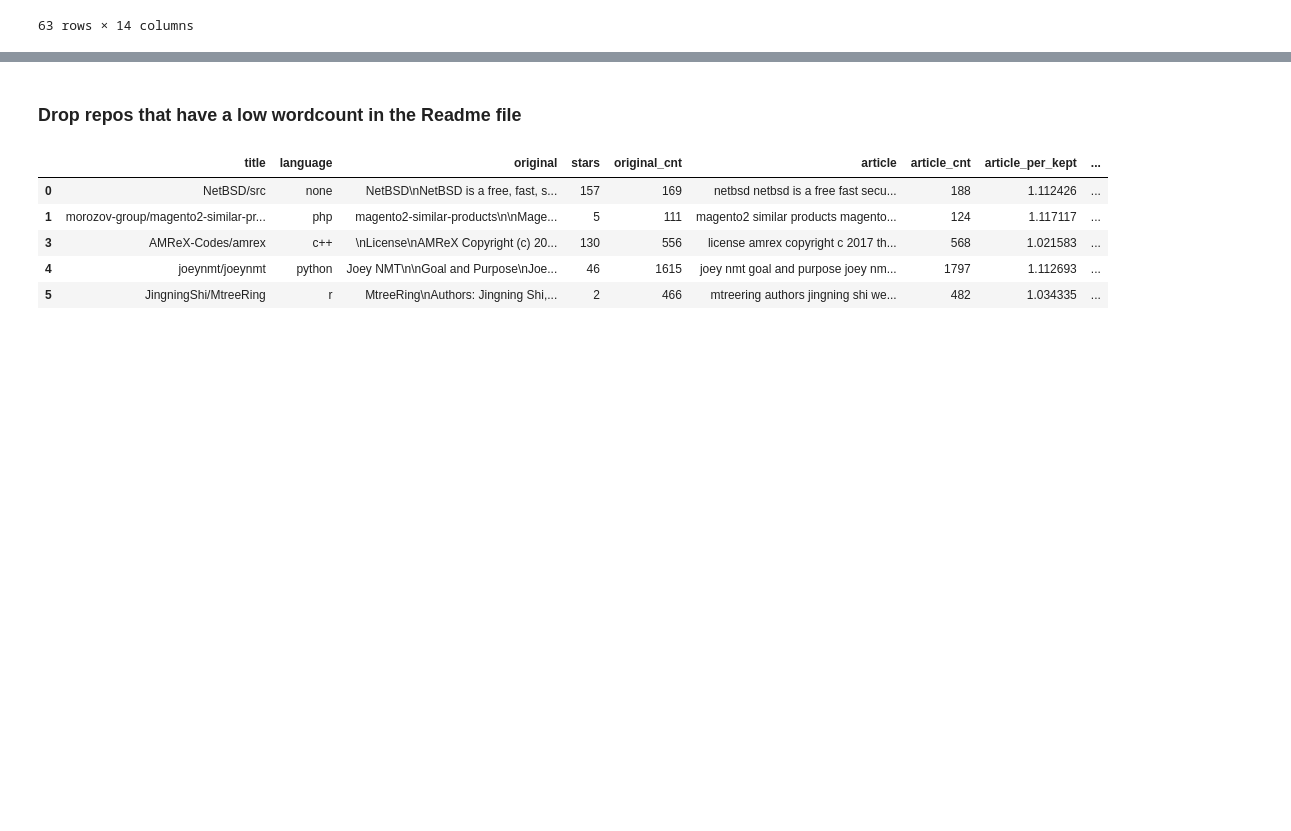
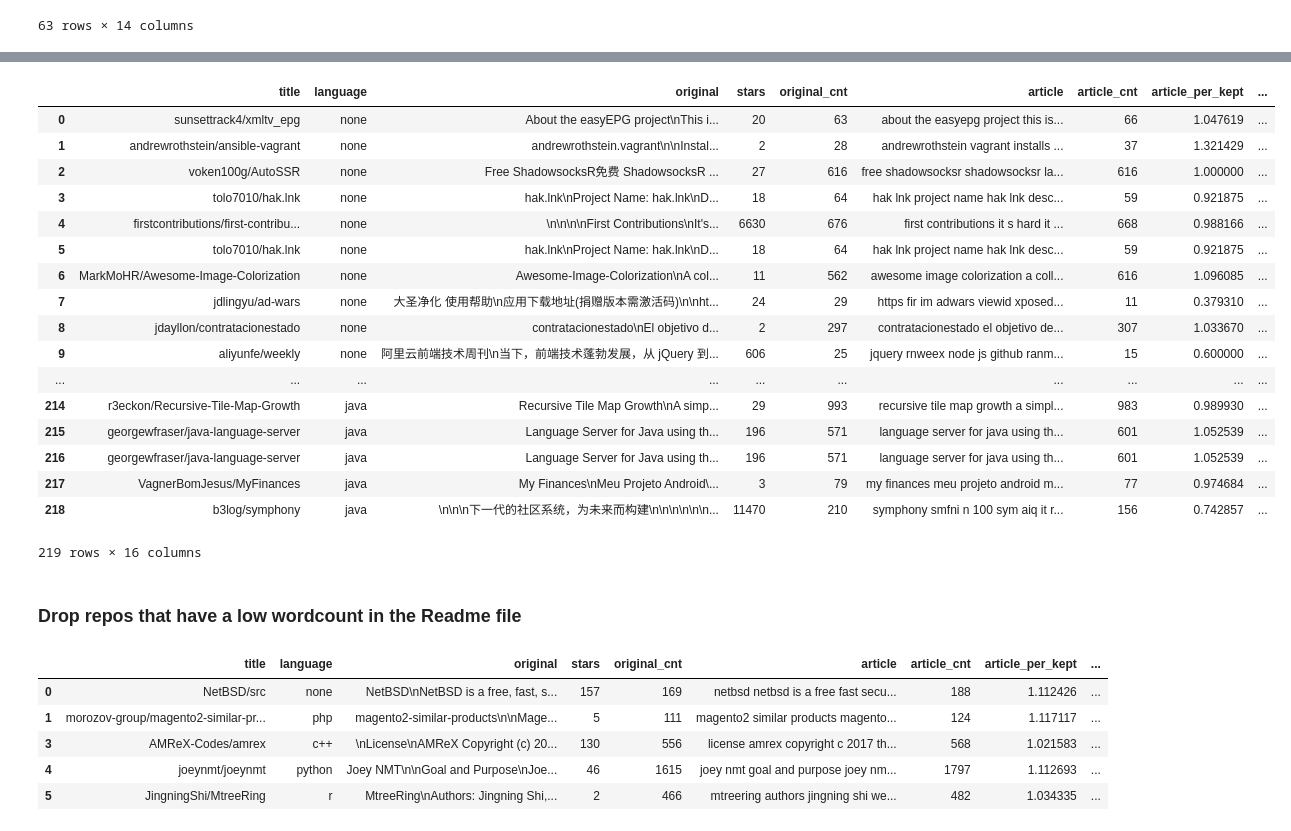
Before and after one commit to codeup-cyber-linguists/languages-classifier, a Jupyter notebook: group_github_language_classifier.ipynb, the cells around one changed output, grey strips where cells are left out. Cells and saved outputs as stored; diff of their text form; code cells hidden in the pictures; blank space fills up the shorter version.

```diff
--- a/group_github_language_classifier.ipynb
+++ b/group_github_language_classifier.ipynb
@@ -742,0 +745,8 @@ df[df.original_cnt < 11]
+# %%
+def unique_art_cnt():
+    df[['unique_art_cnt']] = df[['article']]
+    art_nums = list(range(df.original.count()))
+    for art_num in art_nums:
+        word_in_art = set(df.article.iloc[art_num].split())
+        df.unique_art_cnt[art_num] = len(word_in_art)
+    return df
@@ -743,3 +762,24 @@ df[df.original_cnt < 11]
+# %%
+unique_art_cnt()
+# %% [output]
+|  | title | language | original | stars | original_cnt | article | article_cnt | article_per_kept | ... |
+| 0 | sunsettrack4/xmltv_epg | none | About the easyEPG project\nThis i... | 20 | 63 | about the easyepg project this is... | 66 | 1.047619 | ... |
+| 1 | andrewrothstein/ansible-vagrant | none | andrewrothstein.vagrant\n\nInstal... | 2 | 28 | andrewrothstein vagrant installs ... | 37 | 1.321429 | ... |
+| 2 | voken100g/AutoSSR | none | Free ShadowsocksR免费 ShadowsocksR ... | 27 | 616 | free shadowsocksr shadowsocksr la... | 616 | 1.000000 | ... |
+| 3 | tolo7010/hak.lnk | none | hak.lnk\nProject Name: hak.lnk\nD... | 18 | 64 | hak lnk project name hak lnk desc... | 59 | 0.921875 | ... |
+| 4 | firstcontributions/first-contribu... | none | \n\n\n\nFirst Contributions\nIt's... | 6630 | 676 | first contributions it s hard it ... | 668 | 0.988166 | ... |
+| 5 | tolo7010/hak.lnk | none | hak.lnk\nProject Name: hak.lnk\nD... | 18 | 64 | hak lnk project name hak lnk desc... | 59 | 0.921875 | ... |
+| 6 | MarkMoHR/Awesome-Image-Colorization | none | Awesome-Image-Colorization\nA col... | 11 | 562 | awesome image colorization a coll... | 616 | 1.096085 | ... |
+| 7 | jdlingyu/ad-wars | none | 大圣净化 使用帮助\n应用下载地址(捐赠版本需激活码)\n\nht... | 24 | 29 | https fir im adwars viewid xposed... | 11 | 0.379310 | ... |
+| 8 | jdayllon/contratacionestado | none | contratacionestado\nEl objetivo d... | 2 | 297 | contratacionestado el objetivo de... | 307 | 1.033670 | ... |
+| 9 | aliyunfe/weekly | none | 阿里云前端技术周刊\n当下，前端技术蓬勃发展，从 jQuery 到... | 606 | 25 | jquery rnweex node js github ranm... | 15 | 0.600000 | ... |
+| ... | ... | ... | ... | ... | ... | ... | ... | ... | ... |
+| 214 | r3eckon/Recursive-Tile-Map-Growth | java | Recursive Tile Map Growth\nA simp... | 29 | 993 | recursive tile map growth a simpl... | 983 | 0.989930 | ... |
+| 215 | georgewfraser/java-language-server | java | Language Server for Java using th... | 196 | 571 | language server for java using th... | 601 | 1.052539 | ... |
+| 216 | georgewfraser/java-language-server | java | Language Server for Java using th... | 196 | 571 | language server for java using th... | 601 | 1.052539 | ... |
+| 217 | VagnerBomJesus/MyFinances | java | My Finances\nMeu Projeto Android\... | 3 | 79 | my finances meu projeto android m... | 77 | 0.974684 | ... |
+| 218 | b3log/symphony | java | \n\n\n下一代的社区系统，为未来而构建\n\n\n\n\n\n... | 11470 | 210 | symphony smfni n 100 sym aiq it r... | 156 | 0.742857 | ... |
+219 rows × 16 columns
 # %% [markdown]
 ### Drop repos that have a low wordcount in the Readme file
 # %%
```
Also changed, not shown: parts of 4 cells of this notebook.
